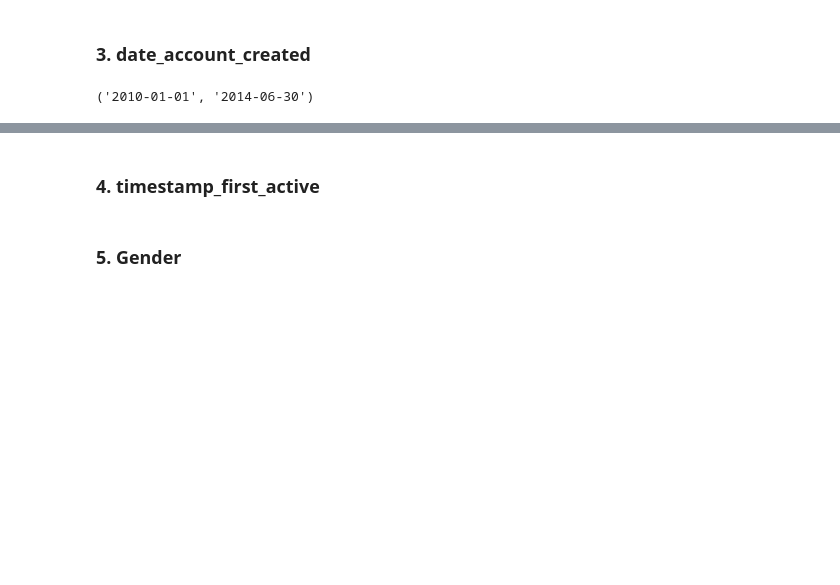
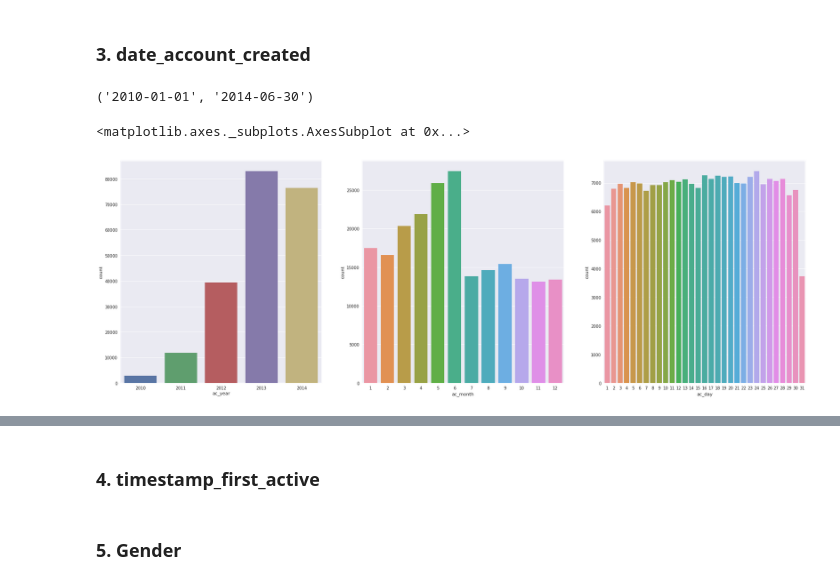
Before and after one commit to wjy5446/airbnb-new-booking, a Jupyter notebook: yoon/user_EDA.ipynb, the cells around one changed output, grey strips where cells are left out. Saved outputs shown, nothing was run; the diff lists cells and outputs as text; code cells hidden in the pictures; blank space fills up the shorter version.

```diff
--- a/yoon/user_EDA.ipynb
+++ b/yoon/user_EDA.ipynb
@@ -81,3 +83,17 @@ df_train["date_account_created"].min(), df_train["date_account_created"].max()
 ('2010-01-01', '2014-06-30')
 # %%
 df_train["date_account_created"] = pd.to_datetime(df_train["date_account_created"], format = "%Y-%m-%d")
+# %%
+df_train["ac_year"] = df_train["date_account_created"].apply(lambda x : df_train["ac_day"] = df_train["date_account_created"].apply(lambda x : x.day))
+df_train["ac_month"] = df_train["date_account_created"].apply(lambda x : x.month)
+df_train["ac_day"] = df_train["date_account_created"].apply(lambda x : x.day)
+# %%
+df_train["ac_year_day"] = df_train["date_account_created"].apply(lambda x : x.day)
+# %%
+fig, axes = plt.subplots(1, 3, figsize = (30, 10))
+sns.countplot(df_train["ac_year"], ax=axes[0])
+sns.countplot(df_train["ac_month"], ax=axes[1])
+sns.countplot(df_train["ac_day"], ax=axes[2])
+# %% [output]
+<matplotlib.axes._subplots.AxesSubplot at 0x...>
+[figure, added]
```
Also changed, not shown: parts of 29 cells of this notebook.
